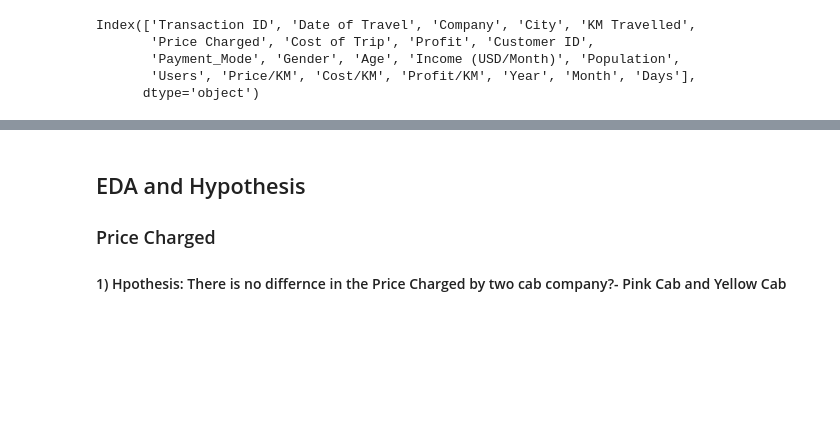
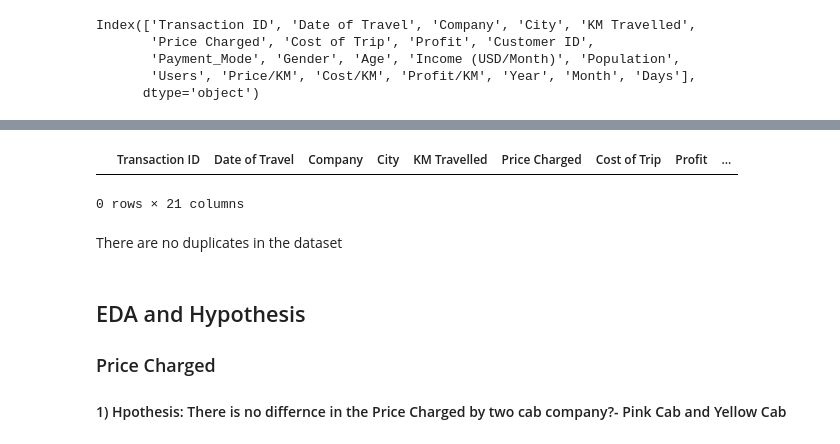
Before and after one commit to EEAjaegbu/Investment-Analytics-Assignmet-2, a Jupyter notebook: Week2 Script.ipynb, the cells around one changed output, grey strips where cells are left out. Saved outputs shown, nothing was run; the diff lists cells and outputs as text; code cells hidden in the pictures; blank space fills up the shorter version.

Commit message:
Modified the Python script
 Added a line of code for checking for duplicate

```diff
--- a/Week2 Script.ipynb
+++ b/Week2 Script.ipynb
@@ -303,3 +319,11 @@ Index(['Transaction ID', 'Date of Travel', 'Company', 'City', 'KM Travelled',
+# %%
+########## Selecting the Duplicated Row
+New_data[New_data.duplicated()]
+# %% [output]
+|  | Transaction ID | Date of Travel | Company | City | KM Travelled | Price Charged | Cost of Trip | Profit | ... |
+0 rows × 21 columns
+# %% [markdown]
+There are no duplicates in the dataset
 # %% [markdown]
 ## EDA and Hypothesis
 
```
Also changed, not shown: parts of 1 cell of this notebook.
